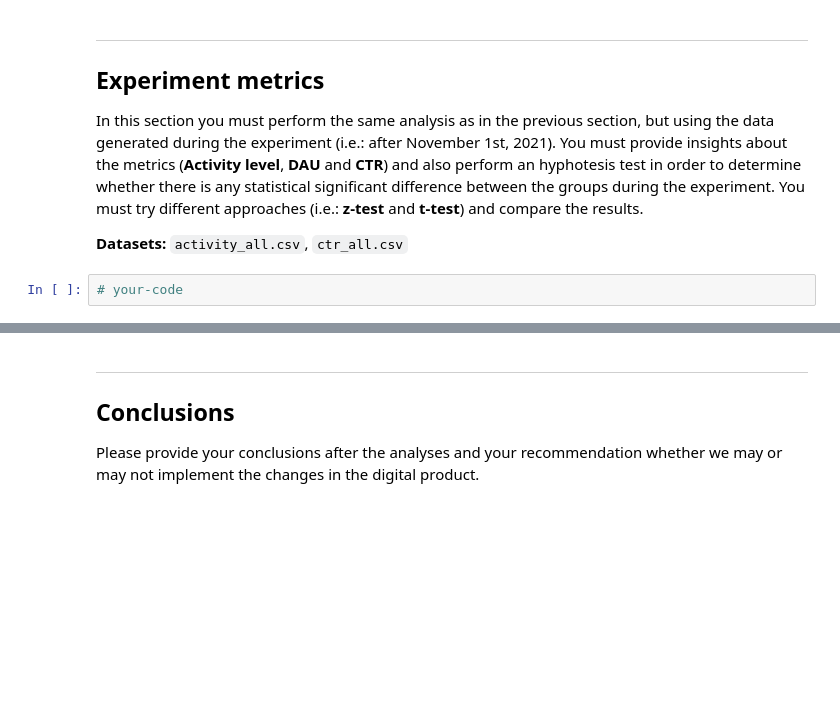
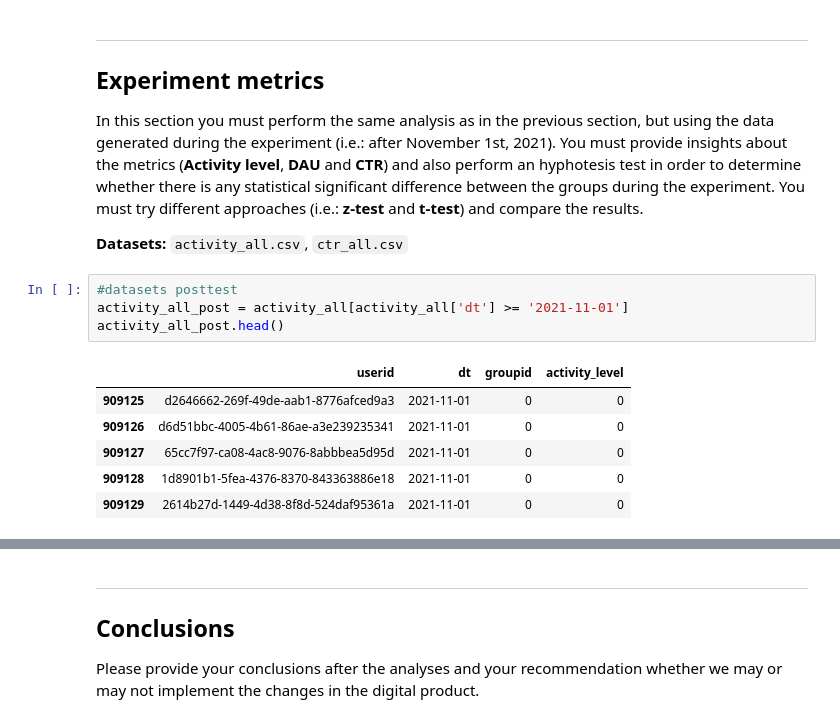
Before and after one commit to MargaMontV/the_significant_challenge, a Jupyter notebook: ab_test_challenge.ipynb, the cells around one changed output, grey strips where cells are left out. Drawn from its saved outputs; the diff is of its cells as text; blank space fills up the shorter version.

```diff
--- a/ab_test_challenge.ipynb
+++ b/ab_test_challenge.ipynb
@@ -474,4 +741,13 @@ In this section you must perform the same analysis as in the previous section, b
 
 __Datasets:__ `activity_all.csv`, `ctr_all.csv`
 # %%
-# your-code
+#datasets posttest
+activity_all_post = activity_all[activity_all['dt'] >= '2021-11-01']
+activity_all_post.head()
+# %% [output]
+|  | userid | dt | groupid | activity_level |
+| 909125 | d2646662-269f-49de-aab1-8776afced9a3 | 2021-11-01 | 0 | 0 |
+| 909126 | d6d51bbc-4005-4b61-86ae-a3e239235341 | 2021-11-01 | 0 | 0 |
+| 909127 | 65cc7f97-ca08-4ac8-9076-8abbbea5d95d | 2021-11-01 | 0 | 0 |
+| 909128 | 1d8901b1-5fea-4376-8370-843363886e18 | 2021-11-01 | 0 | 0 |
+| 909129 | 2614b27d-1449-4d38-8f8d-524daf95361a | 2021-11-01 | 0 | 0 |
```
Also changed, not shown: parts of 49 cells of this notebook.
